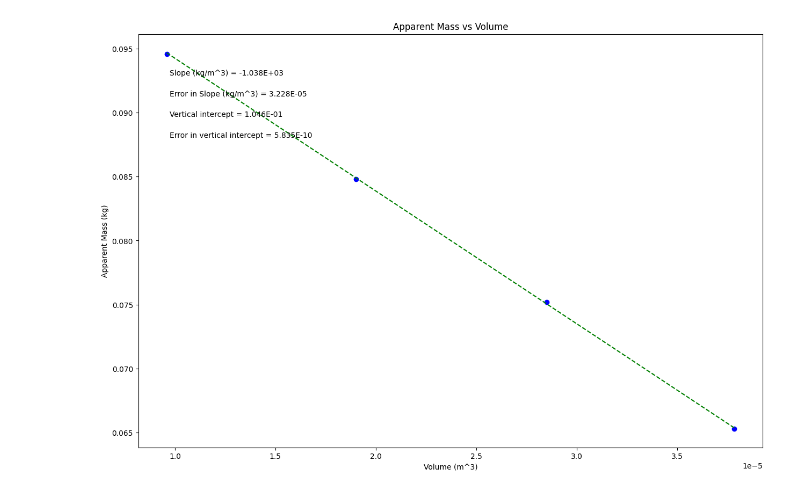
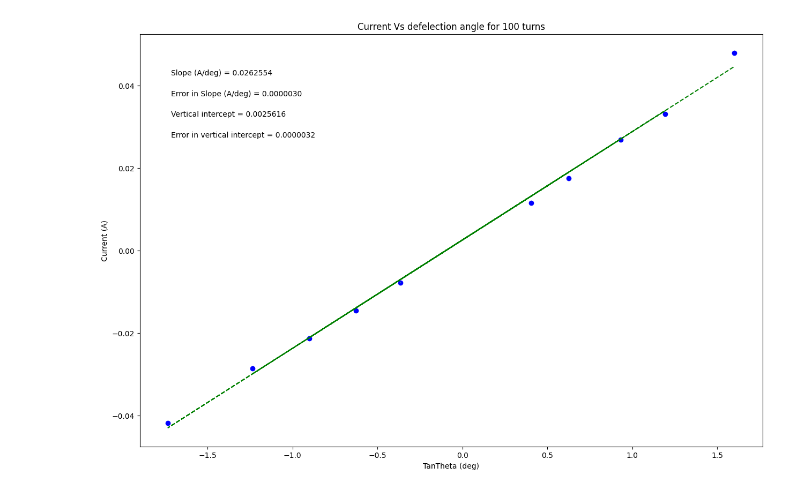
Before and after one commit to RyanLambrecht/Lab7, a Jupyter notebook: PHSXlab_plotting_template.ipynb, the cells around one changed output. Drawn from its saved outputs; the diff is of its cells as text; code cells hidden in the pictures.

```diff
--- a/PHSXlab_plotting_template.ipynb
+++ b/PHSXlab_plotting_template.ipynb
@@ -19,28 +19,28 @@ import matplotlib.pyplot as plt
 #variable names should start with a letter and must contain only letters, numbers, and underscores
 
 
-mass = np.array([0.094600000000,0.084800000000,0.075200000000,0.065300000000])
+tan_theta = np.array([-0.3639702343,0.4040262258,-0.6248693519,0.6248693519,-0.9004040443,0.9325150861,-1.234897157,1.191753593,-1.732050808,1.600334529])
 
-volume = np.array([0.000009589576,0.000019002502,0.000028516371,0.00003785359])
+current = np.array([-0.00773,0.01153,-0.01449,0.01751,-0.0213,0.0268,-0.0286,0.0331,-0.0418,0.0479])
 
-err_volume = np.array([0.000000000368,0.000000000587,0.000000000835,0.00000000109])
+err_current = np.array([0.00001,0.00001,0.00001,0.00001,0.00001,0.00001,0.00001,0.00001,0.00001,0.00001])
 
 
 
 #Re-assign variables as x, y, dy so that the remaining plotting code may remain generic
 #UPDATE VARIABLE NAMES (ON RHS OF EACH EQUAL SIGN) TO MATCH VARIABLE NAMES FOR DATA ABOVE
 
-x = volume             #this should be the array you want to plot on the x axis
-y = mass             #this should be the array you want to plot on the y axis
-dy = err_volume        #this should be your error in y array
+x = tan_theta             #this should be the array you want to plot on the x axis
+y = current             #this should be the array you want to plot on the y axis
+dy = err_current        #this should be your error in y array
 
 
 #UPDATE EACH OF THESE 4 STRINGS FOR YOUR PLOT LABELS AS YOU WANT THEM TO APPEAR
 
-plot_title= 'Apparent Mass vs Volume'
-y_label= 'Apparent Mass (kg)'
-x_label= 'Volume (m^3)'
-slope_units= 'kg/m^3'
+plot_title= 'Current Vs defelection angle for 100 turns'
+x_label= 'TanTheta (deg)'
+y_label= 'Current (A)'
+slope_units= 'A/deg'
 
 #UPDATE ANNOTATION PLACEMENT SO IT'S OUT OF WAY OF PLOTTED DATA AND BEST FIT LINE
 #integer from 1 to 4, top R corner is 1 (counter-clockwise from there)
@@ -88,35 +88,35 @@ if annotation_placement==1 or annotation_placement==2:
 elif annotation_placement==3 or annotation_placement==4:
     ypos=[.2,.15,.1,.05]
 
 #-----------------------------------------------------------------------#
 #Don't need to change anything in this section!
 
 #Plot data on graph. Plot error bars and place values for slope,
 #error in slope, and vertical intercept (plus error) on the plot using "annotate"
 
 plt.figure(figsize=(15,10))
 
 plt.plot(x, fit, color='green', linestyle='--')
 plt.scatter(x, y, color='blue', marker='o')
 
 plt.xlabel(x_label)
 plt.ylabel(y_label)
 plt.title(plot_title)
 
 plt.errorbar(x, y, yerr=dy, xerr=None, fmt="none") #don't need to plot x error bars
 
-plt.annotate('Slope ({}) = {value:.{digits}E}'.format(slope_units,value=m, digits=3),
+plt.annotate('Slope ({}) = {value:.{digits}f}'.format(slope_units,value=m, digits=7),
              (xpos, ypos[0]), xycoords='axes fraction')
 
-plt.annotate('Error in Slope ({}) = {value:.{digits}E}'.format(slope_units,value=dm, digits=3),
+plt.annotate('Error in Slope ({}) = {value:.{digits}f}'.format(slope_units,value=dm, digits=7),
              (xpos, ypos[1]), xycoords='axes fraction')
 
-plt.annotate('Vertical intercept = {value:.{digits}E}'.format(value=b, digits=3),
+plt.annotate('Vertical intercept = {value:.{digits}f}'.format(value=b, digits=7),
              (xpos, ypos[2]), xycoords='axes fraction')
 
-plt.annotate('Error in vertical intercept = {value:.{digits}E}'.format(value=db, digits=3),
+plt.annotate('Error in vertical intercept = {value:.{digits}f}'.format(value=db, digits=7),
              (xpos, ypos[3]), xycoords='axes fraction')
 
 plt.show()
 # %% [output]
-[figure, old version]
+[figure, new version]
```
Also changed, not shown: parts of 2 cells of this notebook.
